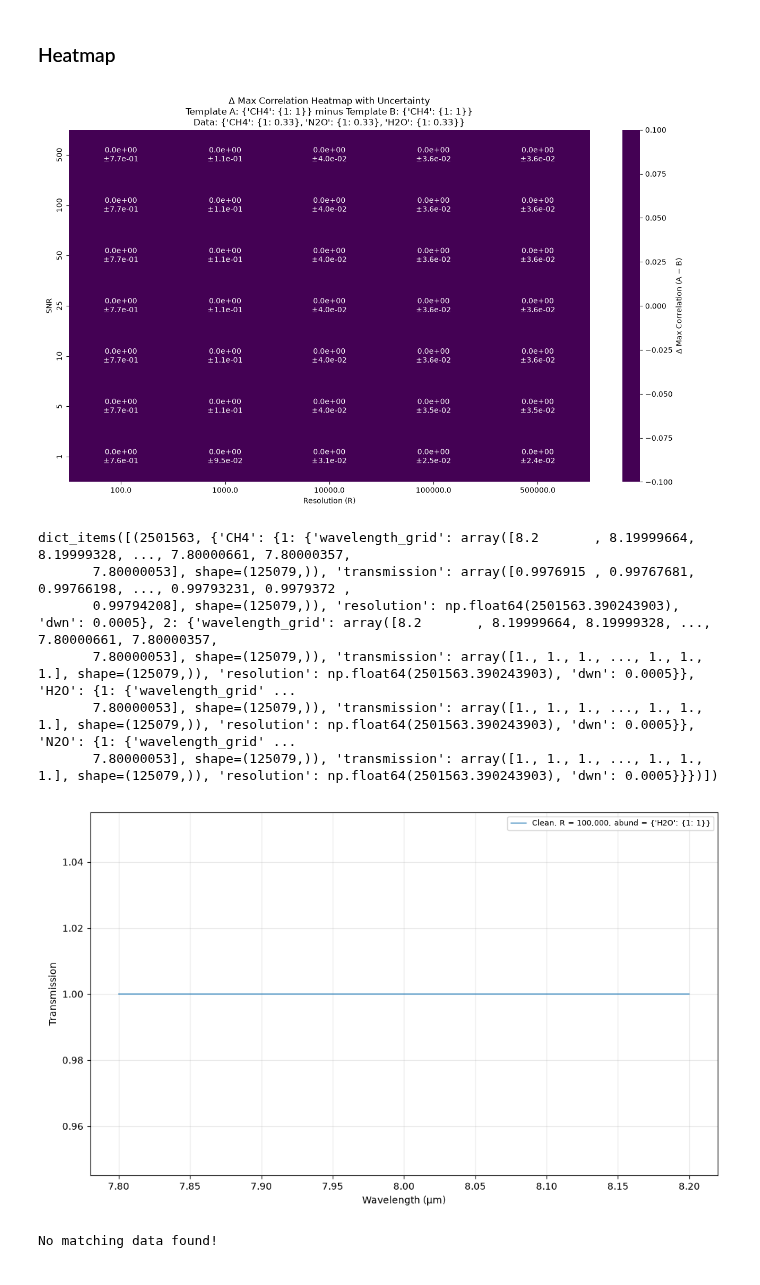
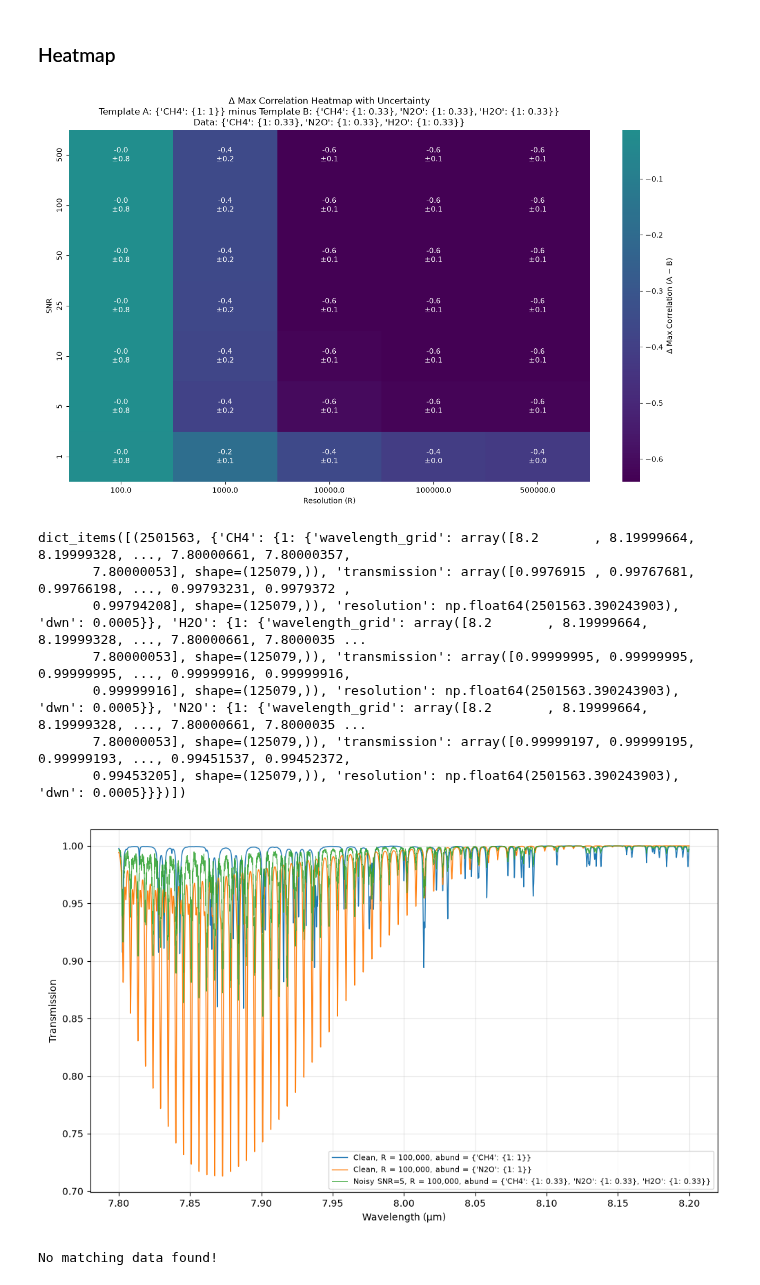
Before and after one commit to zanecollins/sgl_science_case, a Jupyter notebook: sgl_science_case/notebooks/summer_26_isotope_tests_cc.ipynb, the cells around one changed output. Saved outputs shown, nothing was run; the diff lists cells and outputs as text; code cells hidden in the pictures.

Commit message:
debug: fixed other molecule generation

```diff
--- a/sgl_science_case/notebooks/summer_26_isotope_tests_cc.ipynb
+++ b/sgl_science_case/notebooks/summer_26_isotope_tests_cc.ipynb
@@ -658,21 +660,21 @@ parent_dwn = 0.0005
 molecules = ['CH4', 'H2O', 'N2O']
 isotopes_dict = {'CH4': [1], 'H2O': [1], 'N2O': [1]}
 # %%
-# # 1. Compute the high-resolution parent spectrum once
+# 1. Compute the high-resolution parent spectrum once
 
-# parent_dict = generate_res_isotope_dict(
-#     molecules=molecules,
-#     isotopes_dict=isotopes_dict,
-#     dwns=[parent_dwn],           # only one fine grid
-#     scale_factor=5.0
-# )
-# # parent_dict now has one key (e.g. 555000) with the fine data
+parent_dict = generate_res_isotope_dict(
+    molecules=molecules,
+    isotopes_dict=isotopes_dict,
+    dwns=[parent_dwn],           # only one fine grid
+    scale_factor=5.0
+)
+# parent_dict now has one key (e.g. 555000) with the fine data
 
-# # Save the data
+# Save the data
 
-# save_path = os.path.join(data_dir, f"parent_spectra_dwn({parent_dwn})_mol({molecules}_{wl_min}_to_{wl_max}).pkl")
+save_path = os.path.join(data_dir, f"parent_spectra_dwn({parent_dwn})_mol({molecules}_{wl_min}_to_{wl_max}).pkl")
 
-# with open(save_path, 'wb') as f:
-#     pickle.dump(parent_dict, f)
+with open(save_path, 'wb') as f:
+    pickle.dump(parent_dict, f)
 
-# print(f"✅ Saved parent_dict to: {save_path}")
+print(f"✅ Saved parent_dict to: {save_path}")
@@ -738,9 +758,9 @@ Finished! Total cross-correlations computed: 672
 ### Heatmap
 # %%
 template_A = {'CH4': {1: 1}}
-template_B = {'CH4': {1: 1}}
+# template_B = {'N2O': {1: 1}}
 
-# template_B = {'CH4': {1:0.33}, 'N2O': {1:0.33}, 'H2O': {1:0.33}}
+template_B = {'CH4': {1:0.33}, 'N2O': {1:0.33}, 'H2O': {1:0.33}}
 data_abundances =  {'CH4': {1:0.33}, 'N2O': {1:0.33}, 'H2O': {1:0.33}}
 
 
@@ -794,56 +814,57 @@ annot = pivot.copy().astype(str)
 for i, snr in enumerate(pivot.index):
     for j, res in enumerate(pivot.columns):
         delta = pivot.iloc[i, j]
         delta_err = merged[(merged['snr'] == snr) & (merged['resolution'] == res)]['delta_error'].mean()
-        annot.iloc[i, j] = f"{delta:.1e}\n±{delta_err:.1e}"
+        annot.iloc[i, j] = f"{delta:.1f}\n±{delta_err:.1f}"
 
 # ======================
 # Plot
 # ======================
 plt.figure(figsize=(13, 8))
 
 sns.heatmap(
     pivot,
     cmap='viridis',
     center=0,
     annot=annot,
     fmt='',
     cbar_kws={'label': f'Δ {value_name} (A − B)'}
 )
 
 plt.xlabel('Resolution (R)')
 plt.ylabel('SNR')
 plt.title(
     f'Δ {value_name} Heatmap with Uncertainty\n'
     f'Template A: {template_A} minus Template B: {template_B}\n'
     f'Data: {data_abundances}'
 )
 
 plt.tight_layout()
 plt.show()
 # %% [output]
-[figure, old version]
+[figure, new version]
 # %%
 print(parent_dict.items())
 # %% [output]
 dict_items([(2501563, {'CH4': {1: {'wavelength_grid': array([8.2       , 8.19999664, 8.19999328, ..., 7.80000661, 7.80000357,
        7.80000053], shape=(125079,)), 'transmission': array([0.9976915 , 0.99767681, 0.99766198, ..., 0.99793231, 0.9979372 ,
-       0.99794208], shape=(125079,)), 'resolution': np.float64(2501563.390243903), 'dwn': 0.0005}, 2: {'wavelength_grid': array([8.2       , 8.19999664, 8.19999328, ..., 7.80000661, 7.80000357,
-       7.80000053], shape=(125079,)), 'transmission': array([1., 1., 1., ..., 1., 1., 1.], shape=(125079,)), 'resolution': np.float64(2501563.390243903), 'dwn': 0.0005}}, 'H2O': {1: {'wavelength_grid' ...
-       7.80000053], shape=(125079,)), 'transmission': array([1., 1., 1., ..., 1., 1., 1.], shape=(125079,)), 'resolution': np.float64(2501563.390243903), 'dwn': 0.0005}}, 'N2O': {1: {'wavelength_grid' ...
-       7.80000053], shape=(125079,)), 'transmission': array([1., 1., 1., ..., 1., 1., 1.], shape=(125079,)), 'resolution': np.float64(2501563.390243903), 'dwn': 0.0005}}})])
+       0.99794208], shape=(125079,)), 'resolution': np.float64(2501563.390243903), 'dwn': 0.0005}}, 'H2O': {1: {'wavelength_grid': array([8.2       , 8.19999664, 8.19999328, ..., 7.80000661, 7.8000035 ...
+       7.80000053], shape=(125079,)), 'transmission': array([0.99999995, 0.99999995, 0.99999995, ..., 0.99999916, 0.99999916,
+       0.99999916], shape=(125079,)), 'resolution': np.float64(2501563.390243903), 'dwn': 0.0005}}, 'N2O': {1: {'wavelength_grid': array([8.2       , 8.19999664, 8.19999328, ..., 7.80000661, 7.8000035 ...
+       7.80000053], shape=(125079,)), 'transmission': array([0.99999197, 0.99999195, 0.99999193, ..., 0.99451537, 0.99452372,
+       0.99453205], shape=(125079,)), 'resolution': np.float64(2501563.390243903), 'dwn': 0.0005}}})])
 # %%
 # plt.cla()
 
 cases = [
-    # {'resolution': 100000,  'snr': 0,  'data_abundances': {'CH4': {1:1}}}, # Template A
-    {'resolution': 100000, 'snr': 0, 'data_abundances': {'H2O': {1: 1}}}, # Template B
-    # {'resolution': 100000, 'snr': 5, 'data_abundances': {'CH4': {1:0.33}, 'N2O': {1:0.33}, 'H2O': {1:0.33}}}, # Data
+    {'resolution': 100000,  'snr': 0,  'data_abundances': {'CH4': {1:1}}}, # Template A
+    {'resolution': 100000, 'snr': 0, 'data_abundances': {'N2O': {1: 1}}}, # Template B
+    {'resolution': 100000, 'snr': 5, 'data_abundances': {'CH4': {1:0.33}, 'N2O': {1:0.33}, 'H2O': {1:0.33}}}, # Data
 ]
 
 plot_spectra_grid(df_results, cases)
 # %% [output]
-[figure, old version]
+[figure, new version]
 # %%
 resolution_to_plot = 1000
 snr_to_plot = 10
```
Also changed, not shown: parts of 5 cells of this notebook.
